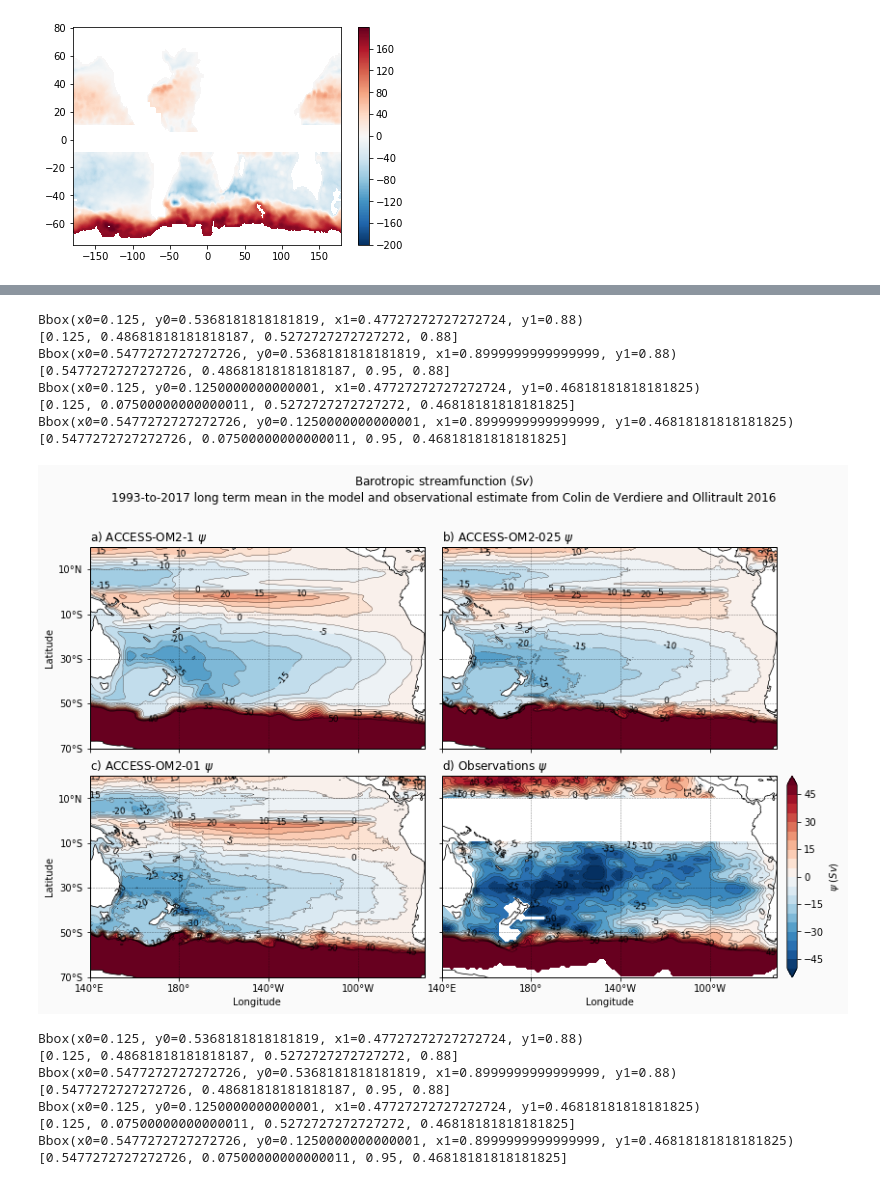
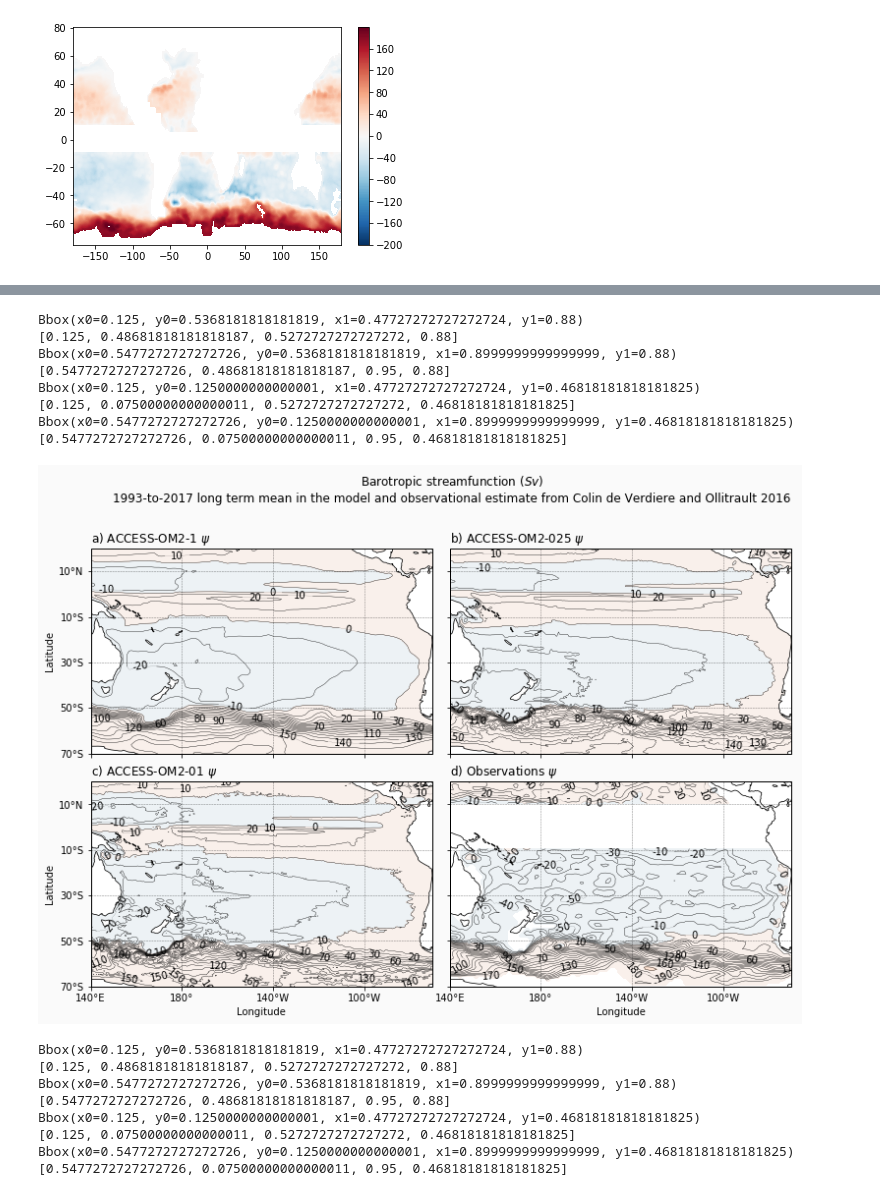
Before and after one commit to ERDuran/Australian-waters-diagnostics, a Jupyter notebook: scripts/p44_plot_tx_trans.ipynb, the cells around one changed output, grey strips where cells are left out. Saved outputs shown, nothing was run; the diff lists cells and outputs as text; code cells hidden in the pictures.

Commit message:
last figures changes. Ready for submission.

```diff
--- a/scripts/p44_plot_tx_trans.ipynb
+++ b/scripts/p44_plot_tx_trans.ipynb
@@ -103,3 +103,10 @@ plt.colorbar()
 # %% [output]
 <matplotlib.colorbar.Colorbar at 0x...>
 [figure]
+# %%
+psi2 = xr.DataArray(data=psi, dims={'lat': lat, 'lon': lon}, coords=[lat,lon])
+psi3 = psi2.roll(lon=100).values
+psi4 = xr.DataArray(data=psi3, dims={'lat': lat, 'lon': lon}, coords=[lat,lon])
+psi5 = psi4.sel(lat=slice(-70, 20)).sel(lon=slice(-120, 30))
+psi5 = psi5.assign_coords(lon=psi5.lon+260)
+psi5
@@ -147,14 +172,16 @@ pos = ax.get_position()
 print(pos)
 pos_plot = [pos.x0, pos.y0-0.05, pos.x1+0.05, pos.y1]
 print(pos_plot)
-levels=arange(-50,50,5)
+levels=arange(-500,500,10)
 cmap = plt.cm.RdBu_r
 data = tx_trans_z0_1_mod.mean('year')
 plot = plt.contourf(data.xu_ocean, data.yt_ocean, data,
-            cmap=cmap, levels=levels, extend='both', transform=ccrs.PlateCarree())
+            cmap=cmap, levels=arange(-2000,2000,200), extend='both', transform=ccrs.PlateCarree())
+plot = plt.contour(data.xu_ocean, data.yt_ocean, data, linestyles='-', linewidths=0.1,
+            colors='k', levels=levels, extend='both', transform=ccrs.PlateCarree())
 cs = data.plot.contour(levels=levels, linewidths=0.3, colors='k', linestyles='-',
                        transform=ccrs.PlateCarree())
-plt.clabel(cs, levels=cs.levels, fmt='%1.0f', fontsize=9)
+plt.clabel(cs, levels=cs.levels, fmt='%1.0f', fontsize=10)
 ax.set_position(bbox(pos_plot))
 ax.set_title('a) ACCESS-OM2-1 $\psi$', loc='left')
 ax.set_extent([140, 290, -70, 20], crs=ccrs.PlateCarree())
@@ -177,14 +204,15 @@ pos = ax.get_position()
 print(pos)
 pos_plot = [pos.x0, pos.y0-0.05, pos.x1+0.05, pos.y1]
 print(pos_plot)
-levels=arange(-50,50,5)
 cmap = plt.cm.RdBu_r
 data = tx_trans_z0_025_mod.mean('year')
 plot = plt.contourf(data.xu_ocean, data.yt_ocean, data,
-            cmap=cmap, levels=levels, extend='both', transform=ccrs.PlateCarree())
+            cmap=cmap, levels=arange(-2000,2000,200), extend='both', transform=ccrs.PlateCarree())
+plot = plt.contour(data.xu_ocean, data.yt_ocean, data, linestyles='-', linewidths=0.1,
+            colors='k', levels=levels, extend='both', transform=ccrs.PlateCarree())
 cs = data.plot.contour(levels=levels, linewidths=0.3, colors='k', linestyles='-',
                        transform=ccrs.PlateCarree())
-plt.clabel(cs, levels=cs.levels, fmt='%1.0f', fontsize=9)
+plt.clabel(cs, levels=cs.levels, fmt='%1.0f', fontsize=10)
 ax.set_position(bbox(pos_plot))
 ax.set_title('b) ACCESS-OM2-025 $\psi$', loc='left')
 ax.set_extent([140, 290, -70, 20], crs=ccrs.PlateCarree())
@@ -207,14 +235,15 @@ pos = ax.get_position()
 print(pos)
 pos_plot = [pos.x0, pos.y0-0.05, pos.x1+0.05, pos.y1]
 print(pos_plot)
-levels=arange(-50,50,5)
 cmap = plt.cm.RdBu_r
 data = tx_trans_z0_01_mod.mean('year')
 plot = plt.contourf(data.xu_ocean, data.yt_ocean, data,
-            cmap=cmap, levels=levels, extend='both', transform=ccrs.PlateCarree())
+            cmap=cmap, levels=arange(-2000,2000,200), extend='both', transform=ccrs.PlateCarree())
+plot = plt.contour(data.xu_ocean, data.yt_ocean, data, linestyles='-', linewidths=0.1,
+            colors='k', levels=levels, extend='both', transform=ccrs.PlateCarree())
 cs = data.plot.contour(levels=levels, linewidths=0.3, colors='k', linestyles='-',
                        transform=ccrs.PlateCarree())
-plt.clabel(cs, levels=cs.levels, fmt='%1.0f', fontsize=9)
+plt.clabel(cs, levels=cs.levels, fmt='%1.0f', fontsize=10)
 ax.set_position(bbox(pos_plot))
 ax.set_title('c) ACCESS-OM2-01 $\psi$', loc='left')
 ax.set_extent([140, 290, -70, 20], crs=ccrs.PlateCarree())
@@ -237,50 +266,44 @@ pos = ax.get_position()
 print(pos)
 pos_plot = [pos.x0, pos.y0-0.05, pos.x1+0.05, pos.y1]
 print(pos_plot)
-levels=arange(-50,50,5)
+levels=arange(-500,500,10)
 cmap = plt.cm.RdBu_r
-data = psi3
+data = psi5
 plot = plt.contourf(data.lon, data.lat, data,
-            cmap=cmap, levels=levels, extend='both', transform=ccrs.PlateCarree())
+            cmap=cmap, levels=arange(-2000,2000,200), extend='both', transform=ccrs.PlateCarree())
+plot = plt.contour(data.lon, data.lat, data, linestyles='-', linewidths=0.1,
+            colors='k', levels=levels, extend='both', transform=ccrs.PlateCarree())
 cs = data.plot.contour(levels=levels, linewidths=0.3, colors='k', linestyles='-',
                        transform=ccrs.PlateCarree())
-plt.clabel(cs, levels=cs.levels, fmt='%1.0f', fontsize=9)
+plt.clabel(cs, levels=cs.levels, fmt='%1.0f', fontsize=10)
 ax.set_position(bbox(pos_plot))
 ax.set_title('d) Observations $\psi$', loc='left')
 ax.set_extent([140, 290, -70, 20], crs=ccrs.PlateCarree())
 ax.set_xticks(arange(140, 290, 40), crs=ccrs.PlateCarree())
 ax.set_yticks(arange(-70, 20, 20), crs=ccrs.PlateCarree())
 lon_formatter = LongitudeFormatter(zero_direction_label=True)
 lat_formatter = LatitudeFormatter()
 ax.xaxis.set_major_formatter(lon_formatter)
 ax.yaxis.set_major_formatter(lat_formatter)
 ax.set_xlabel('Longitude')
 # ax.set_xticklabels('')
 ax.set_ylabel('')
 ax.set_yticklabels('')
 ax.grid(linewidth=0.5, color='black', alpha=0.5, linestyle='--')
 ax.add_feature(land_50m)
-axins = inset_axes(ax,
-                   width="3%",  # width = 5% of parent_bbox width
-                   height="100%",  # height : 50%
-                   loc='lower left',
-                   bbox_to_anchor=(1.03, 0, 1, 1),
-                   bbox_transform=ax.transAxes,
-                   borderpad=0)
-cbar = plt.colorbar(plot, orientation='vertical',
-                    label=r'$\psi$ ($Sv$)', cax=axins)
+
 
 savefigure('psi_absolute2')
 # %% [output]
 Bbox(x0=0.125, y0=0.5368181818181819, x1=0.47727272727272724, y1=0.88)
 [0.125, 0.48681818181818187, 0.5272727272727272, 0.88]
 Bbox(x0=0.5477272727272726, y0=0.5368181818181819, x1=0.8999999999999999, y1=0.88)
 [0.5477272727272726, 0.48681818181818187, 0.95, 0.88]
 Bbox(x0=0.125, y0=0.1250000000000001, x1=0.47727272727272724, y1=0.46818181818181825)
 [0.125, 0.07500000000000011, 0.5272727272727272, 0.46818181818181825]
 Bbox(x0=0.5477272727272726, y0=0.1250000000000001, x1=0.8999999999999999, y1=0.46818181818181825)
 [0.5477272727272726, 0.07500000000000011, 0.95, 0.46818181818181825]
-[figure, old version]
+[figure, new version]
 # %%
 def bbox(pos):
     return matplotlib.transforms.Bbox(np.array([[pos[0],pos[1]],[pos[2],pos[3]]]))
```
Also changed, not shown: parts of 1 cell of this notebook, 2 other files.
